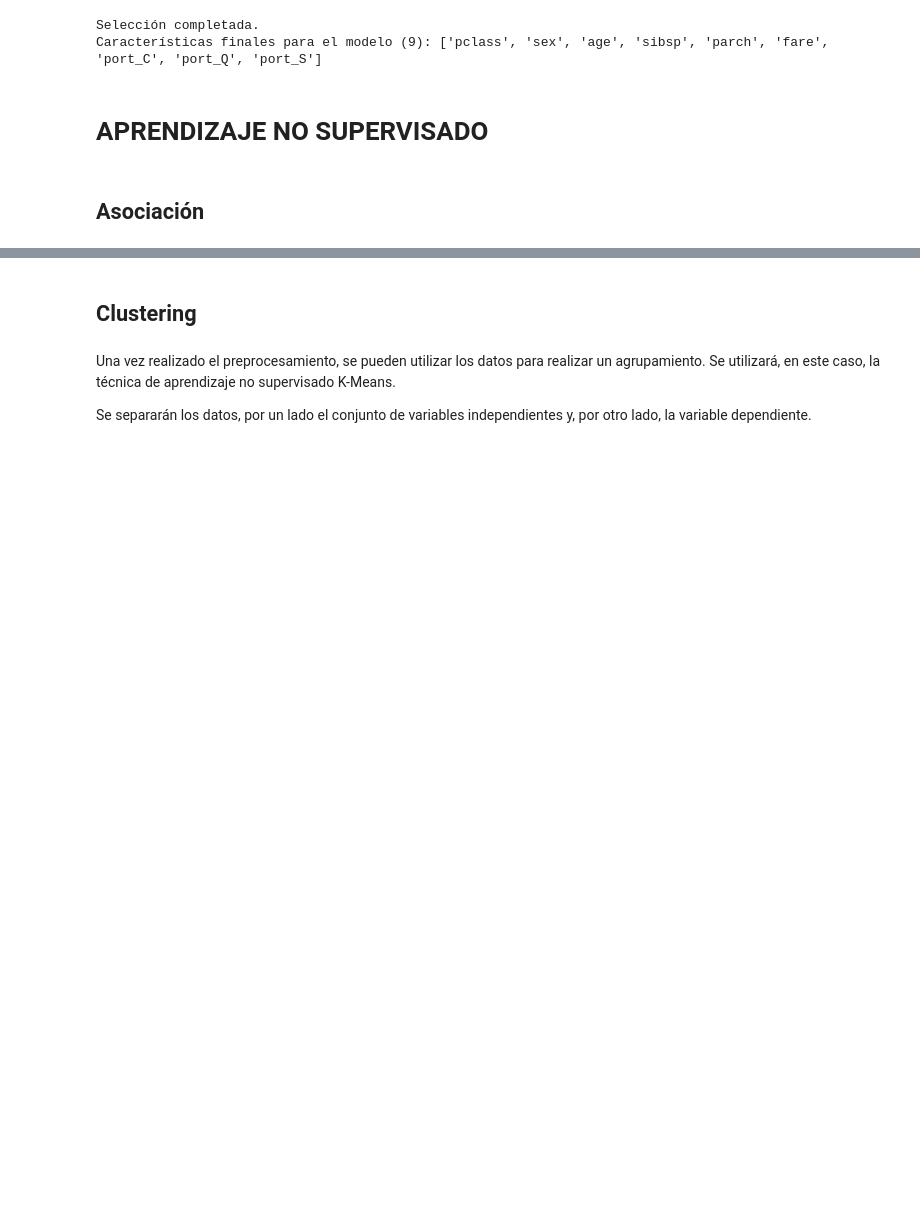
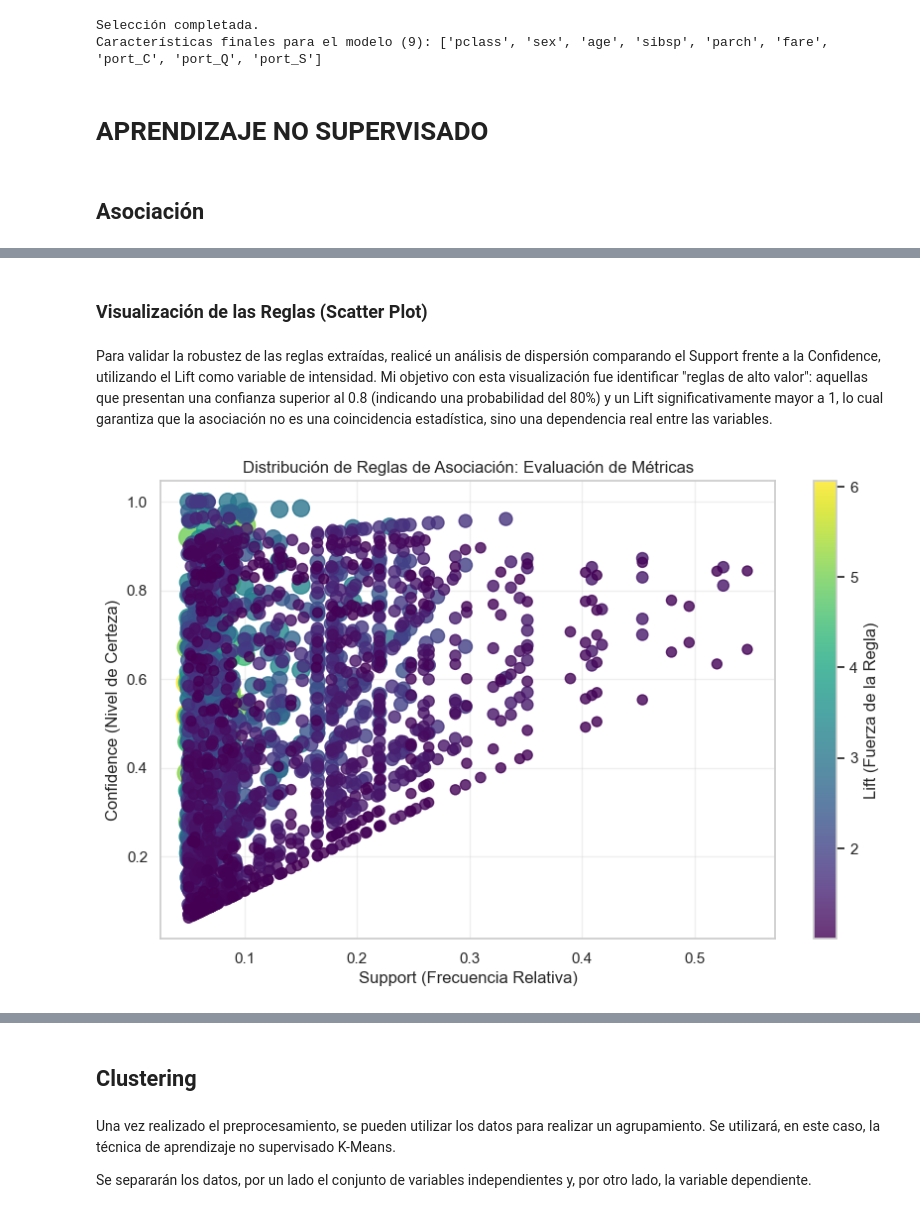
Before and after one commit to duvan1026/Titanic_Big_Data, a Jupyter notebook: ABD_CastroBautistaDuvanDario.ipynb, the cells around one changed output, grey strips where cells are left out. Cells and saved outputs as stored; diff of their text form; code cells hidden in the pictures; blank space fills up the shorter version.

```diff
--- a/ABD_CastroBautistaDuvanDario.ipynb
+++ b/ABD_CastroBautistaDuvanDario.ipynb
@@ -1661,0 +1677,7 @@ TypeError: 'ellipsis' object is not iterable
+# %%
+# Convertimos el DataFrame discretizado en variables dummy (0 y 1)
+df_binario = pd.get_dummies(df_asoc)
+
+# Verificamos las dimensiones y el formato
+print(f"Dimensiones de la matriz binaria: {df_binario.shape}")
+df_binario.head()
@@ -1661,0 +1727,23 @@ TypeError: 'ellipsis' object is not iterable
+# %%
+# 1. Importación de las funciones específicas
+from mlxtend.frequent_patterns import apriori
+from mlxtend.frequent_patterns import association_rules
+
+# Aseguramos que los datos sean booleanos (Paso crucial para evitar errores de librería)
+df_input = df_binario.astype(bool)
+
+# 1. Identificamos los conjuntos de elementos frecuentes (Soporte min 5%)
+frequent_itemsets = apriori(df_input, min_support=0.05, use_colnames=True)
+
+# 2. Generamos las reglas de asociación basadas en el LIFT
+# El Lift > 1 indica que la relación entre los elementos no es producto del azar
+reglas = association_rules(frequent_itemsets, metric="lift", min_threshold=1, num_itemsets=len(frequent_itemsets))
+
+# 3. Limpieza y ordenamiento
+# Ordenamos por 'lift' y 'confidence' para obtener las reglas más potentes
+reglas = reglas.sort_values(by=['lift', 'confidence'], ascending=False)
+
+print(f"Se han descubierto {len(reglas)} reglas de asociación significativas.")
+
+# Visualización de las mejores reglas
+reglas.head(10)
@@ -1661,0 +1787,19 @@ TypeError: 'ellipsis' object is not iterable
+# %% [markdown]
+### Visualización de las Reglas (Scatter Plot)
+# %% [markdown]
+Para validar la robustez de las reglas extraídas, realicé un análisis de dispersión comparando el Support frente a la Confidence, utilizando el Lift como variable de intensidad. Mi objetivo con esta visualización fue identificar "reglas de alto valor": aquellas que presentan una confianza superior al 0.8 (indicando una probabilidad del 80%) y un Lift significativamente mayor a 1, lo cual garantiza que la asociación no es una coincidencia estadística, sino una dependencia real entre las variables.
+# %%
+plt.figure(figsize=(10, 6))
+# Mapeo de reglas para identificar clusters de dependencia fuerte
+scatter = plt.scatter(reglas['support'], reglas['confidence'],
+                     c=reglas['lift'], cmap='viridis',
+                     s=reglas['lift']*50, alpha=0.8)
+
+plt.colorbar(scatter, label='Lift (Fuerza de la Regla)')
+plt.title('Distribución de Reglas de Asociación: Evaluación de Métricas')
+plt.xlabel('Support (Frecuencia Relativa)')
+plt.ylabel('Confidence (Nivel de Certeza)')
+plt.grid(True, alpha=0.3)
+plt.show()
+# %% [output]
+[figure, added]
```
Also changed, not shown: parts of 25 cells of this notebook.
